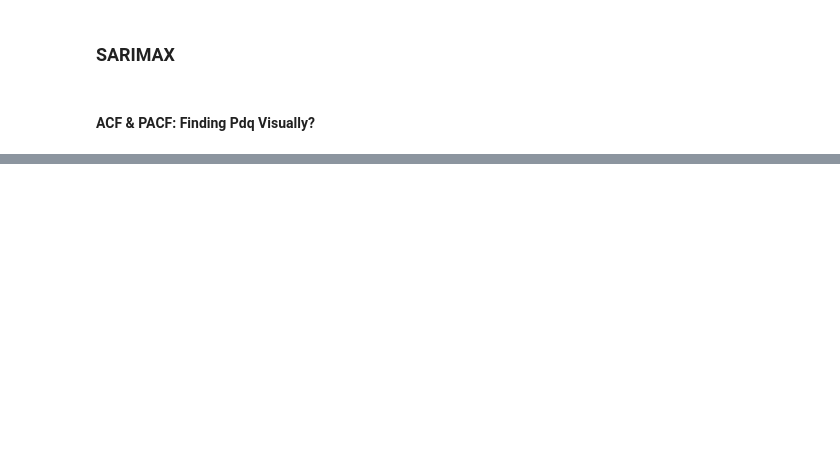
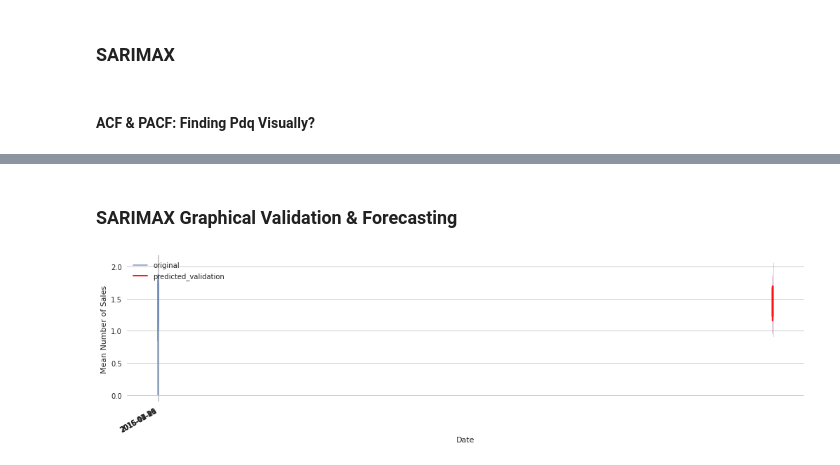
Before and after one commit to ngotancuong/PythonAssignment, a Jupyter notebook: Baitap01.ipynb, the cells around one changed output, grey strips where cells are left out. Drawn from its saved outputs; the diff is of its cells as text; code cells hidden in the pictures; blank space fills up the shorter version.

```diff
--- a/Baitap01.ipynb
+++ b/Baitap01.ipynb
@@ -1302,0 +1522,48 @@ training_p.head(2)
+# %% [markdown]
+### SARIMAX Graphical Validation & Forecasting
+# %%
+def model_fit_SARIMAX(model_set, model_fit_srt_tm='2015-10-15', ts_st_tm='2013'):
+
+    '''
+    makes predictions using SARIMAX model tuned earlier and returns plots along with
+    predictions made
+
+    inputs: model_set (model tuned), model_fit_srt_tm (model prediction starting time),
+            ts_st_tm (time series plot to be plotted beginning point)
+    returns: forecast plot along with time_series, and pred (predictions made series)
+
+    '''
+
+    #1.# pred = model_fit.forecast(len(testing_p), alpha=0.05, dynamic=False)  # 95% conf
+    pred = model_set.get_prediction(start=pd.to_datetime(model_fit_srt_tm), end='2016-06-01', dynamic=False)
+    pred_conf = pred.conf_int()
+    #for dynamic prediction of time_series:
+    #pred_dy = model_set.get_prediction(dynamic=pred_srt_tm)
+    #pred_dy_conf = pred_dy.conf_int()
+
+    # Make as pandas series
+    #pred_series = pd.Series(pred, index=testing_p.index)
+
+    sns.set_style('whitegrid')
+    fig, ax1 = plt.subplots(1, 1, figsize=(14, 4))
+
+    train_sales_cal_df['avg_sales'][ts_st_tm:].plot(label='original',
+                                                  alpha=0.7,
+                                                  lw=1.5 , ax=ax1)
+    pred.predicted_mean.plot(label='predicted_validation',
+                             alpha=0.9, color='red',
+                             lw=2, ax=ax1)
+    ax1.fill_between(pred_conf.index,
+                     pred_conf.iloc[:,0],
+                     pred_conf.iloc[:, 1], color='purple', alpha=0.2)
+    fig.tight_layout()
+    ax1.set_xlabel('Date')
+    ax1.set_ylabel('Mean Number of Sales')
+    plt.legend(loc='upper left')
+    plt.show()
+
+    return pred
+
+pred_made = model_fit_SARIMAX(model_fit, ts_st_tm='2015')
+# %% [output]
+[figure, added]
```
Also changed, not shown: parts of 46 cells of this notebook.
